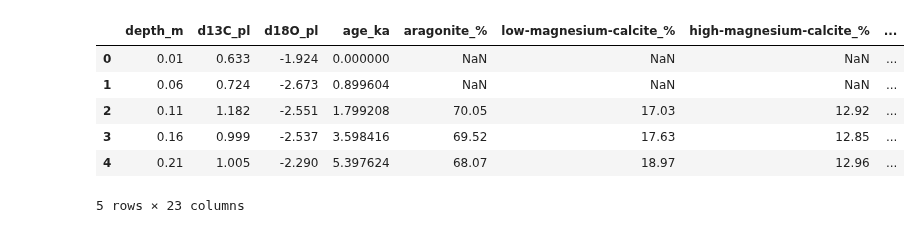
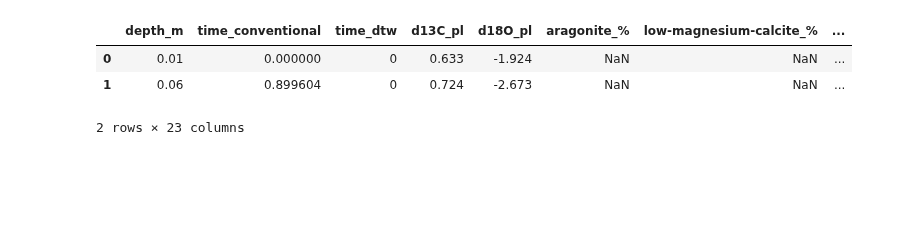
Before and after one commit to andreas-paul/dtw, a Jupyter notebook: src/03_fig_data.ipynb, the cells around one changed output. Saved outputs shown, nothing was run; the diff lists cells and outputs as text; code cells hidden in the pictures; blank space fills up the shorter version.

```diff
--- a/src/03_fig_data.ipynb
+++ b/src/03_fig_data.ipynb
@@ -17,10 +10,10 @@ data_1100['age_ka_dtw']= data_1100['depth_m'].map(tdm)
+# %%
+data_1100 = pd.read_excel("../out/data_1100.xlsx")
+data_1150 = pd.read_excel("../out/data_1150.xlsx")
 # %%
-data_1100.head()
+data_1100.head(2)
 # %% [output]
-|  | depth_m | d13C_pl | d18O_pl | age_ka | aragonite_% | low-magnesium-calcite_% | high-magnesium-calcite_% | ... |
-| 0 | 0.01 | 0.633 | -1.924 | 0.000000 | NaN | NaN | NaN | ... |
-| 1 | 0.06 | 0.724 | -2.673 | 0.899604 | NaN | NaN | NaN | ... |
-| 2 | 0.11 | 1.182 | -2.551 | 1.799208 | 70.05 | 17.03 | 12.92 | ... |
-| 3 | 0.16 | 0.999 | -2.537 | 3.598416 | 69.52 | 17.63 | 12.85 | ... |
-| 4 | 0.21 | 1.005 | -2.290 | 5.397624 | 68.07 | 18.97 | 12.96 | ... |
+|  | depth_m | time_conventional | time_dtw | d13C_pl | d18O_pl | aragonite_% | low-magnesium-calcite_% | ... |
+| 0 | 0.01 | 0.000000 | 0 | 0.633 | -1.924 | NaN | NaN | ... |
+| 1 | 0.06 | 0.899604 | 0 | 0.724 | -2.673 | NaN | NaN | ... |
-5 rows × 23 columns
+2 rows × 23 columns
```
Also changed, not shown: parts of 15 cells of this notebook, 1 other file.
